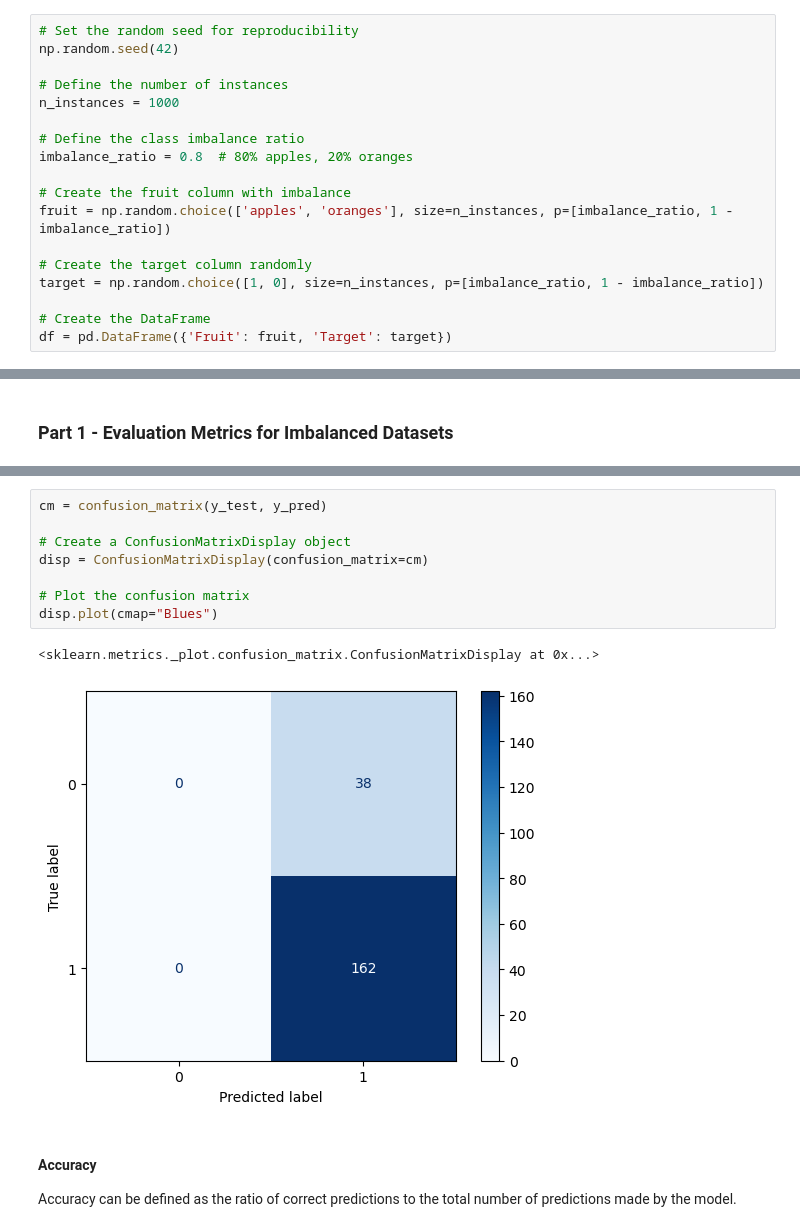
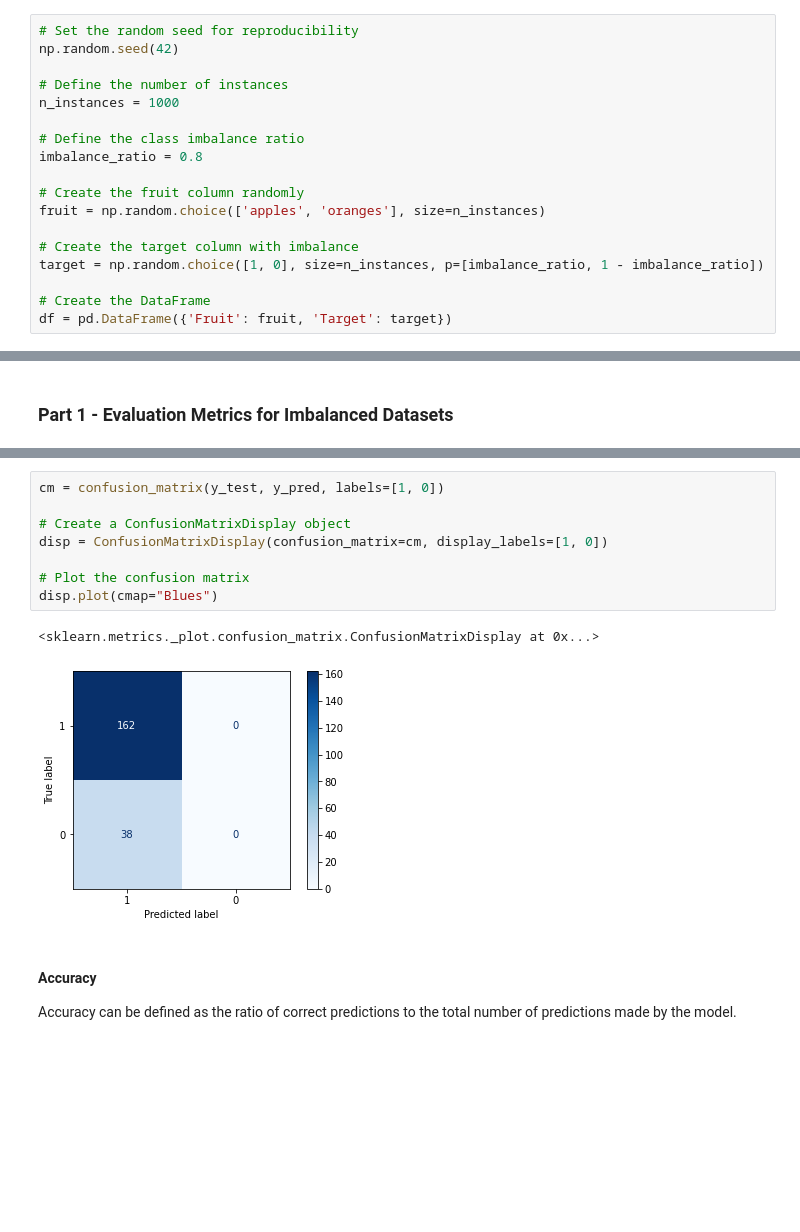
Before and after one commit to AlisterLuiz/Class-Imbalance, a Jupyter notebook: class_imbalance.ipynb, the cells around one changed output, grey strips where cells are left out. Drawn from its saved outputs; the diff is of its cells as text; blank space fills up the shorter version.

```diff
--- a/class_imbalance.ipynb
+++ b/class_imbalance.ipynb
@@ -65,12 +65,12 @@ np.random.seed(42)
 n_instances = 1000
 
 # Define the class imbalance ratio
-imbalance_ratio = 0.8  # 80% apples, 20% oranges
+imbalance_ratio = 0.8
 
-# Create the fruit column with imbalance
-fruit = np.random.choice(['apples', 'oranges'], size=n_instances, p=[imbalance_ratio, 1 - imbalance_ratio])
+# Create the fruit column randomly
+fruit = np.random.choice(['apples', 'oranges'], size=n_instances)
 
-# Create the target column randomly
+# Create the target column with imbalance
 target = np.random.choice([1, 0], size=n_instances, p=[imbalance_ratio, 1 - imbalance_ratio])
 
 # Create the DataFrame
@@ -212,16 +212,16 @@ You predicted that it's a dog however it's a cat.
 
 </center>
 # %%
-cm = confusion_matrix(y_test, y_pred)
+cm = confusion_matrix(y_test, y_pred, labels=[1, 0])
 
 # Create a ConfusionMatrixDisplay object
-disp = ConfusionMatrixDisplay(confusion_matrix=cm)
+disp = ConfusionMatrixDisplay(confusion_matrix=cm, display_labels=[1, 0])
 
 # Plot the confusion matrix
 disp.plot(cmap="Blues")
 # %% [output]
 <sklearn.metrics._plot.confusion_matrix.ConfusionMatrixDisplay at 0x...>
-[figure, old version]
+[figure, new version]
 # %% [markdown]
 #### Accuracy
 
```
Also changed, not shown: parts of 5 cells of this notebook.
